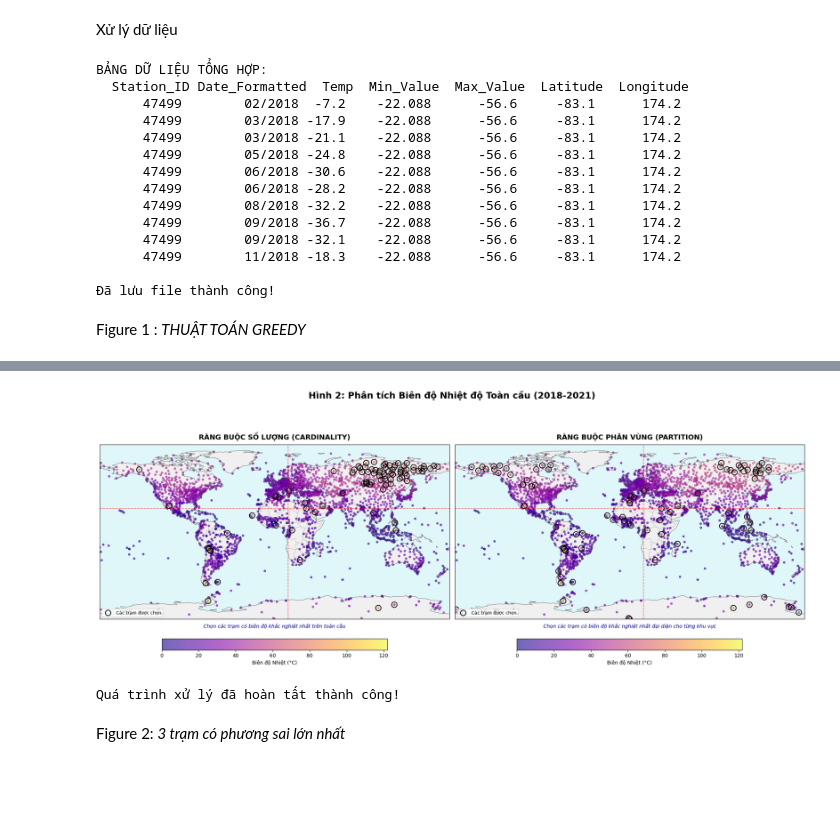
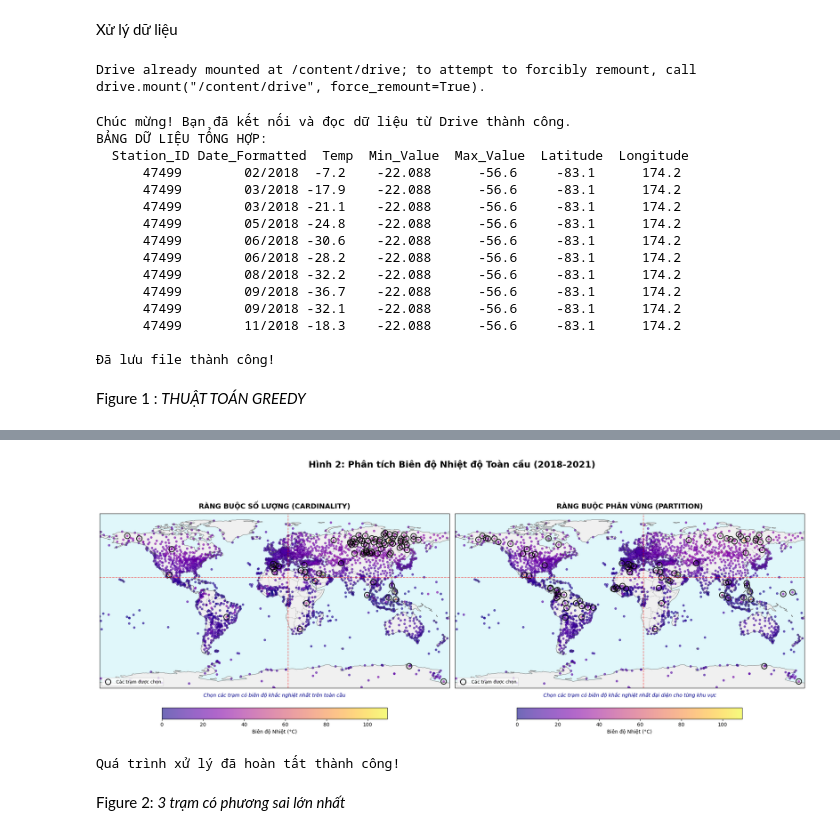
Before and after one commit to LuanLuna12705/test, a Jupyter notebook: Test.ipynb, the cells around one changed output, grey strips where cells are left out. Cells and saved outputs as stored; diff of their text form; code cells hidden in the pictures; blank space fills up the shorter version.

```diff
--- a/Test.ipynb
+++ b/Test.ipynb
@@ -2,15 +2,33 @@
 <a href="https://colab.research.google.com/github/LuanLuna12705/test/blob/main/Test.ipynb" target="_parent"><img src="https://colab.research.google.com/assets/colab-badge.svg" alt="Open In Colab"/></a>
 # %% [markdown]
 Xử lý dữ liệu
+# %%
+from google.colab import drive
+drive.mount('/content/drive')
+# %% [output]
+Drive already mounted at /content/drive; to attempt to forcibly remount, call drive.mount("/content/drive", force_remount=True).
 # %%
 import pandas as pd
-# 1. Đọc và lấy các cột cần thiết ngay từ đầu
-df_data = pd.read_csv('data.txt', sep=r'\s+', comment='%', header=None,
-                      names=['Station_ID', 'Series', 'Date_Decimal', 'Temp', 'Uncertainty', 'Obs', 'Time_Obs'])
-df_sites = pd.read_csv('site_summary.txt', sep=r'\s+', comment='%', header=None,
-                       names=['Station_ID', 'Latitude', 'Longitude', 'Elevation'])[['Station_ID', 'Latitude', 'Longitude']]
-df_stats = pd.read_csv('data_characterization.txt', sep=r'\s+', comment='%', header=None,
-                       usecols=[0, 10, 11], names=['Station_ID', 'Max_Value', 'Min_Value'])
+
+# 1. Định nghĩa đường dẫn đến thư mục data trên Drive
+# Lưu ý: 'Drive của tôi' trên giao diện web tương ứng với 'MyDrive' trong code
+path = '/content/drive/MyDrive/data/'
+
+# 2. Đọc các file với đường dẫn đầy đủ
+try:
+    df_data = pd.read_csv(path + 'data.txt', sep=r'\s+', comment='%', header=None,
+                          names=['Station_ID', 'Series', 'Date_Decimal', 'Temp', 'Uncertainty', 'Obs', 'Time_Obs'])
+
+    df_sites = pd.read_csv(path + 'site_summary.txt', sep=r'\s+', comment='%', header=None,
+                           names=['Station_ID', 'Latitude', 'Longitude', 'Elevation'])[['Station_ID', 'Latitude', 'Longitude']]
+
+    df_stats = pd.read_csv(path + 'data_characterization.txt', sep=r'\s+', comment='%', header=None,
+                           usecols=[0, 10, 11], names=['Station_ID', 'Max_Value', 'Min_Value'])
+
+    print("Chúc mừng! Bạn đã kết nối và đọc dữ liệu từ Drive thành công.")
+except FileNotFoundError as e:
+    print(f"Lỗi: Không tìm thấy file tại {path}. Hãy kiểm tra lại tên thư mục 'data' có viết hoa hay không.")
+
 # 2. Hàm định dạng ngày
 def format_date(d):
     return f"{max(1, min(12, int((d % 1) * 12 + 1.5))):02d}/{int(d)}"
@@ -25,6 +43,7 @@ final_table[cols].to_csv('du_lieu_tong_hop_2018_2021.csv', index=False, encoding
 print("BẢNG DỮ LIỆU TỔNG HỢP:\n", final_table[cols].head(10).to_string(index=False))
 print("\nĐã lưu file thành công!")
 # %% [output]
+Chúc mừng! Bạn đã kết nối và đọc dữ liệu từ Drive thành công.
 BẢNG DỮ LIỆU TỔNG HỢP:
   Station_ID Date_Formatted  Temp  Min_Value  Max_Value  Latitude  Longitude
       47499        02/2018  -7.2    -22.088      -56.6     -83.1      174.2
@@ -69,6 +88,7 @@ import pandas as pd
 import numpy as np
 import matplotlib.pyplot as plt
 import sys
+import os
 
 # --- 1. SỬA LỖI HIỂN THỊ CHỮ (ENCODING) & KIỂM TRA THƯ VIỆN ---
 if sys.platform == "win32":
@@ -84,15 +104,16 @@ except ImportError:
 
 # --- 2. XỬ LÝ DỮ LIỆU ---
 # Đọc các tệp dữ liệu gốc
-df_data = pd.read_csv('data.txt', sep=r'\s+', comment='%', header=None,
+path = '/content/drive/MyDrive/data/'
+
+df_data = pd.read_csv(path + 'data.txt', sep=r'\s+', comment='%', header=None,
                       names=['Station_ID', 'Series', 'Date_Decimal', 'Temp', 'Uncertainty', 'Obs', 'Time_Obs'])
 
-df_sites = pd.read_csv('site_summary.txt', sep=r'\s+', comment='%', header=None,
+df_sites = pd.read_csv(path + 'site_summary.txt', sep=r'\s+', comment='%', header=None,
                        names=['Station_ID', 'Latitude', 'Longitude', 'Elevation'])[['Station_ID', 'Latitude', 'Longitude']]
 
-# Cột 9: Giá trị Lớn nhất (Max), Cột 10: Giá trị Nhỏ nhất (Min)
-df_stats = pd.read_csv('data_characterization.txt', sep=r'\s+', comment='%', header=None,
-                       usecols=[0, 9, 10], names=['Station_ID', 'Max_Value', 'Min_Value'])
+df_stats = pd.read_csv(path + 'data_characterization.txt', sep=r'\s+', comment='%', header=None,
+                       usecols=[0, 10, 11], names=['Station_ID', 'Max_Value', 'Min_Value'])
 
 # Lọc dữ liệu cho giai đoạn từ năm 2018 đến 2020
 final_table = df_data[(df_data['Date_Decimal'] >= 2018) & (df_data['Date_Decimal'] < 2021)].copy()
@@ -141,34 +162,34 @@ def plot_map_fixed(ax, selected_idx, title, subtitle):
     # Làm nổi bật các trạm được chọn (Vòng tròn đen)
     ax.scatter(x[selected_idx], y[selected_idx], s=120, facecolors='none',
                edgecolors='black', linewidths=1.5, transform=ccrs.PlateCarree(), label='Các trạm được chọn')
 
     # Vẽ các đường ranh giới phân vùng
     # Đường dọc (Kinh độ trung bình)
     ax.plot([avg_x, avg_x], [-90, 90], color='red', linestyle='--', linewidth=1.2,
             alpha=0.6, transform=ccrs.PlateCarree())
     # Đường ngang (Vĩ độ trung bình)
     ax.plot([-180, 180], [avg_y, avg_y], color='red', linestyle='--', linewidth=1.2,
             alpha=0.6, transform=ccrs.PlateCarree())
 
     ax.set_title(title, fontsize=14, fontweight='bold', pad=10)
     ax.text(0.5, -0.05, subtitle, transform=ax.transAxes, ha='center', color='darkblue', fontstyle='italic')
 
     # Thang màu (Colorbar)
     cbar = plt.colorbar(sc, ax=ax, orientation='horizontal', pad=0.08, fraction=0.046)
     cbar.set_label("Biên độ Nhiệt (°C)")
     ax.legend(loc='lower left', frameon=True, fontsize=9)
 
 # Vẽ cả hai kịch bản
 plot_map_fixed(axes[0], idx_cardinality, "RÀNG BUỘC SỐ LƯỢNG (CARDINALITY)", "Chọn các trạm có biên độ khắc nghiệt nhất trên toàn cầu")
 plot_map_fixed(axes[1], idx_partition, "RÀNG BUỘC PHÂN VÙNG (PARTITION)", "Chọn các trạm có biên độ khắc nghiệt nhất đại diện cho từng khu vực")
 
 fig.suptitle("Hình 2: Phân tích Biên độ Nhiệt độ Toàn cầu (2018-2021)", fontsize=18, fontweight='bold')
 plt.tight_layout()
 plt.show()
 
 print("Quá trình xử lý đã hoàn tất thành công!")
 # %% [output]
-[figure, old version]
+[figure, new version]
 Quá trình xử lý đã hoàn tất thành công!
 # %% [markdown]
 Figure 2: *3 trạm có phương sai lớn nhất*
```
